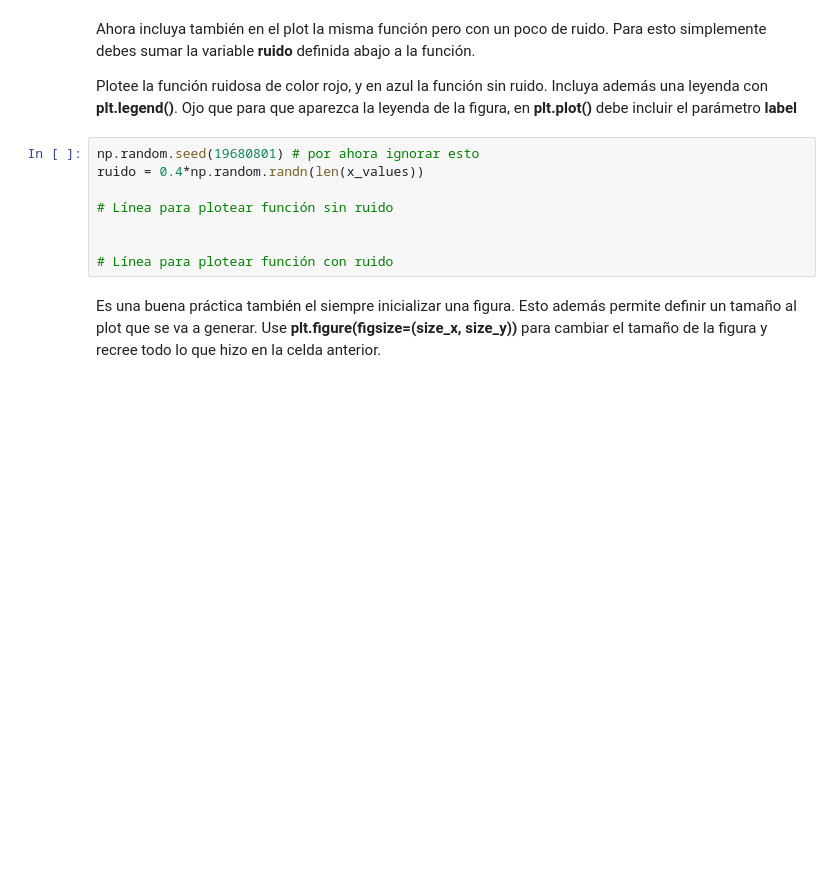
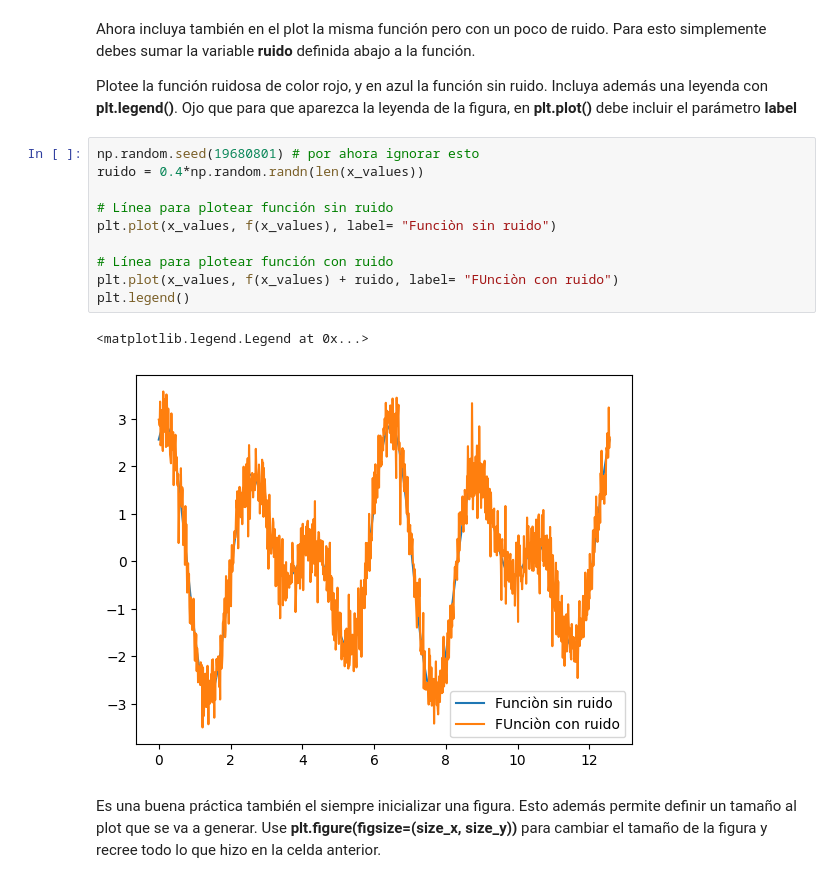
Before and after one commit to Vlxn761/Tarea-1, a Jupyter notebook: Tarea_1.ipynb, the cells around one changed output. Cells and saved outputs as stored; diff of their text form; blank space fills up the shorter version.

```diff
--- a/Tarea_1.ipynb
+++ b/Tarea_1.ipynb
@@ -269,11 +273,16 @@ Plotee la función ruidosa de color rojo, y en azul la función sin ruido. Inclu
 # %%
 np.random.seed(19680801) # por ahora ignorar esto
 ruido = 0.4*np.random.randn(len(x_values))
 
 # Línea para plotear función sin ruido
-
+plt.plot(x_values, f(x_values), label= "Funciòn sin ruido")
 
 # Línea para plotear función con ruido
+plt.plot(x_values, f(x_values) + ruido, label= "FUnciòn con ruido")
+plt.legend()
+# %% [output]
+<matplotlib.legend.Legend at 0x...>
+[figure, added]
 # %% [markdown]
 Es una buena práctica también el siempre inicializar una figura. Esto además permite definir un tamaño al plot que se va a generar. Use **plt.figure(figsize=(size_x, size_y))** para cambiar el tamaño de la figura y recree todo lo que hizo en la celda anterior.
 # %% [markdown]
```
Also changed, not shown: parts of 3 cells of this notebook.
